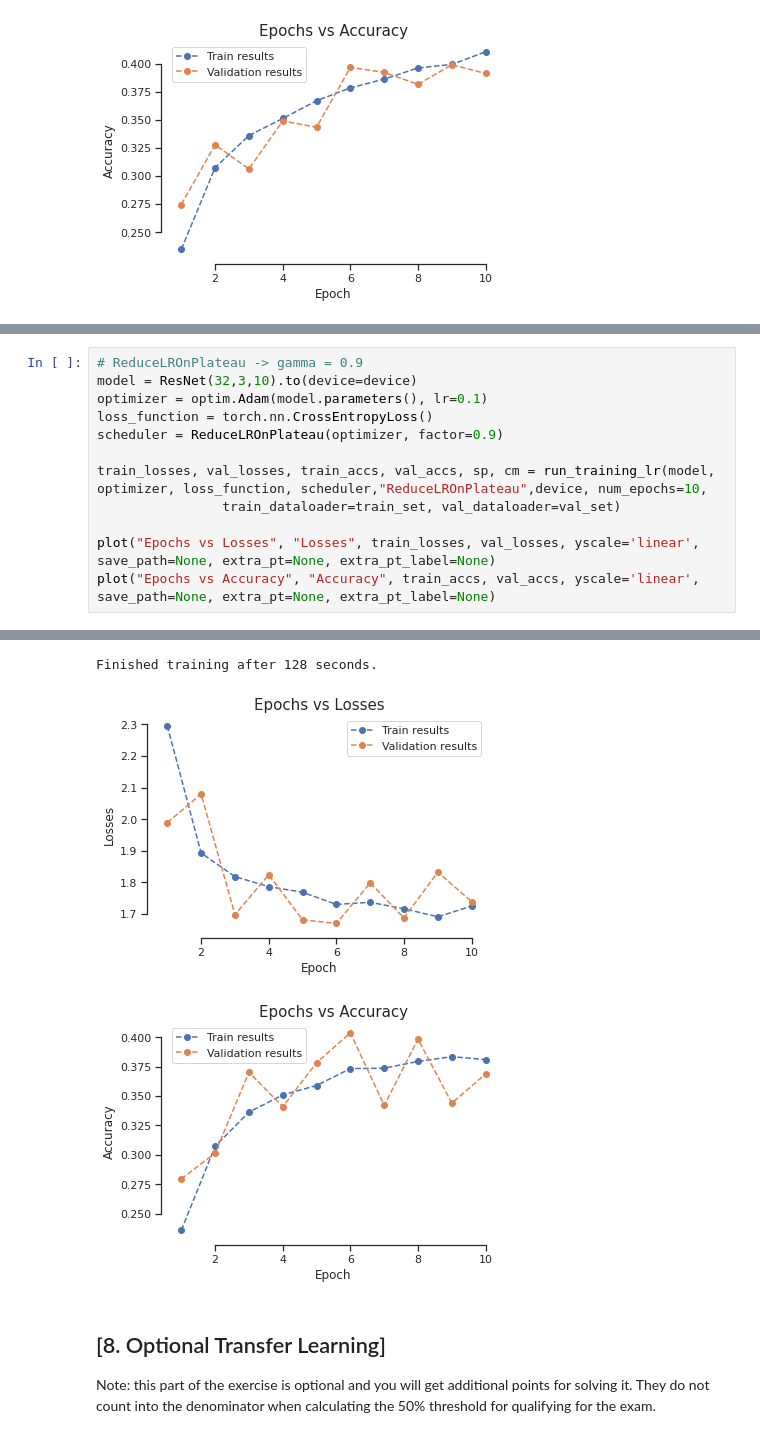
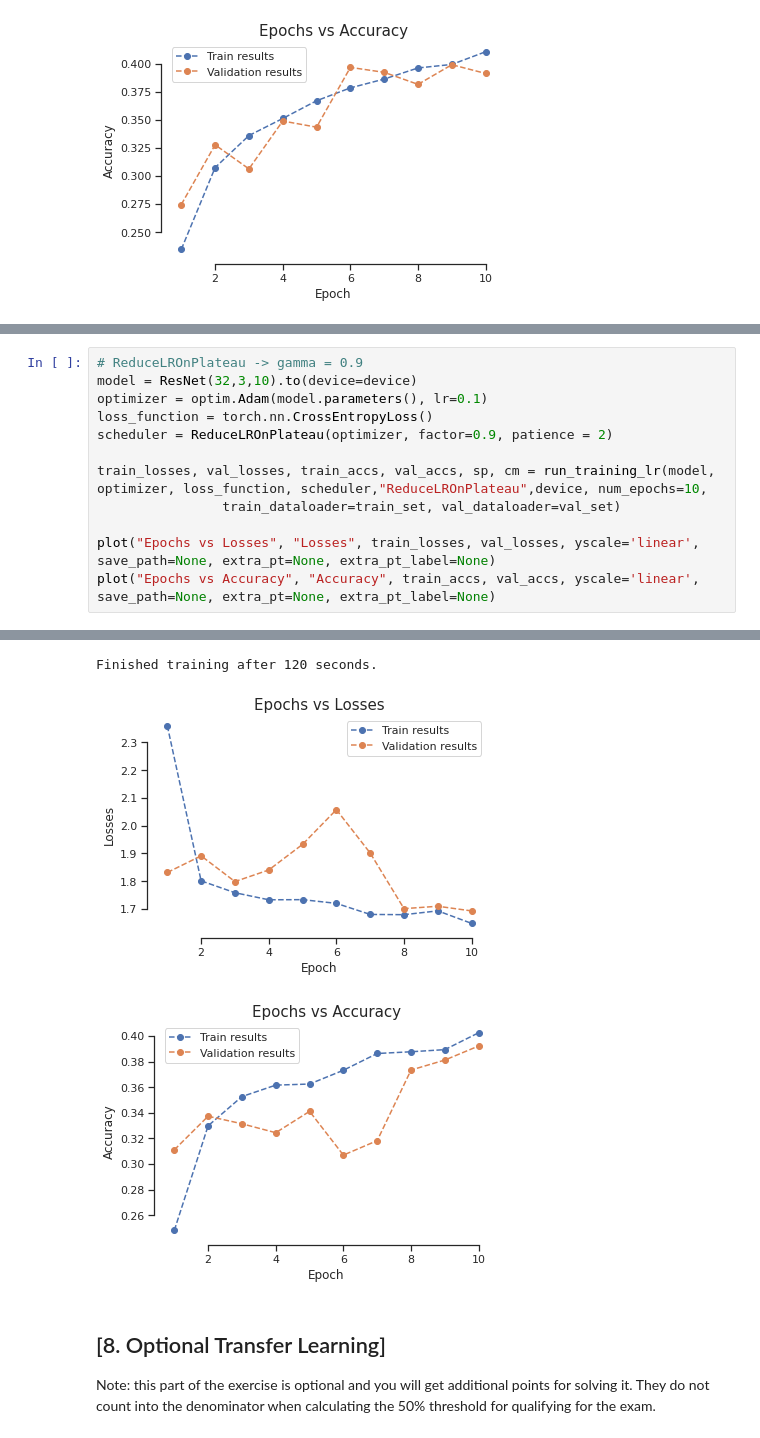
Before and after one commit to Smitpatel37/Deep-Learning-Assignments, a Jupyter notebook: Ex-3/Ex3_2022.ipynb, the cells around one changed output, grey strips where cells are left out. Saved outputs shown, nothing was run; the diff lists cells and outputs as text.

```diff
--- a/Ex-3/Ex3_2022.ipynb
+++ b/Ex-3/Ex3_2022.ipynb
@@ -819,20 +817,20 @@ Finished training after 127 seconds.
 # %%
 # ReduceLROnPlateau -> gamma = 0.9
 model = ResNet(32,3,10).to(device=device)
 optimizer = optim.Adam(model.parameters(), lr=0.1)
 loss_function = torch.nn.CrossEntropyLoss()
-scheduler = ReduceLROnPlateau(optimizer, factor=0.9)
+scheduler = ReduceLROnPlateau(optimizer, factor=0.9, patience = 2)
 
 train_losses, val_losses, train_accs, val_accs, sp, cm = run_training_lr(model, optimizer, loss_function, scheduler,"ReduceLROnPlateau",device, num_epochs=10,
                 train_dataloader=train_set, val_dataloader=val_set)
 
 plot("Epochs vs Losses", "Losses", train_losses, val_losses, yscale='linear', save_path=None, extra_pt=None, extra_pt_label=None)
 plot("Epochs vs Accuracy", "Accuracy", train_accs, val_accs, yscale='linear', save_path=None, extra_pt=None, extra_pt_label=None)
 # %% [output]
 [interactive output not drawn]
-Finished training after 128 seconds.
+Finished training after 120 seconds.
-[figure, old version]
+[figure, new version]
-[figure, old version]
+[figure, new version]
 # %% [markdown]
 ## [8. Optional Transfer Learning]
 
```
Also changed, not shown: parts of 7 cells of this notebook.
